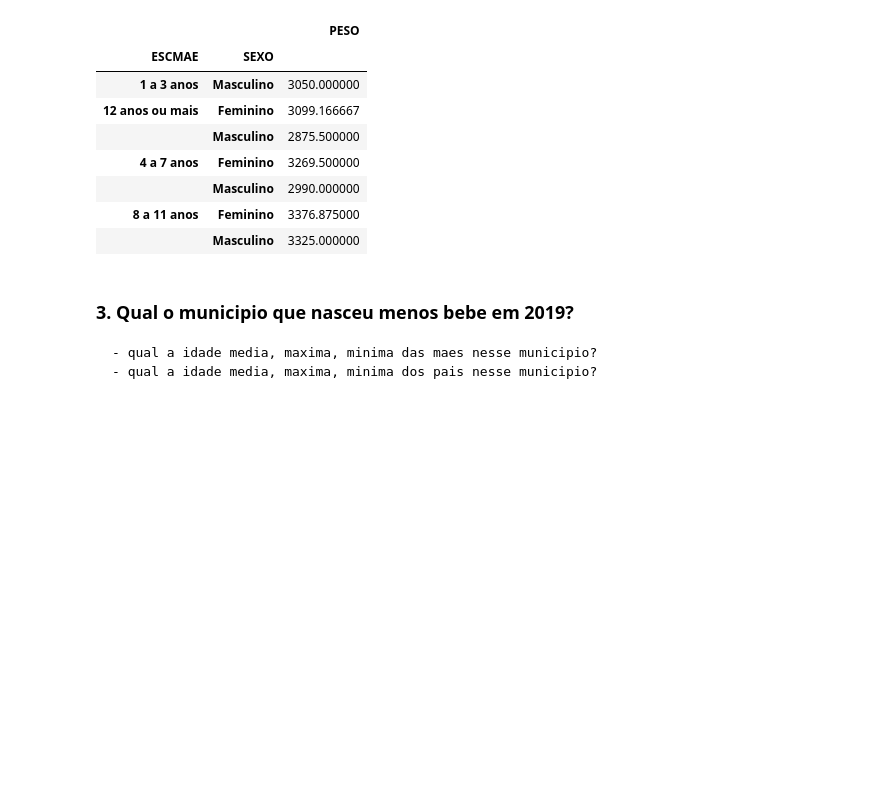
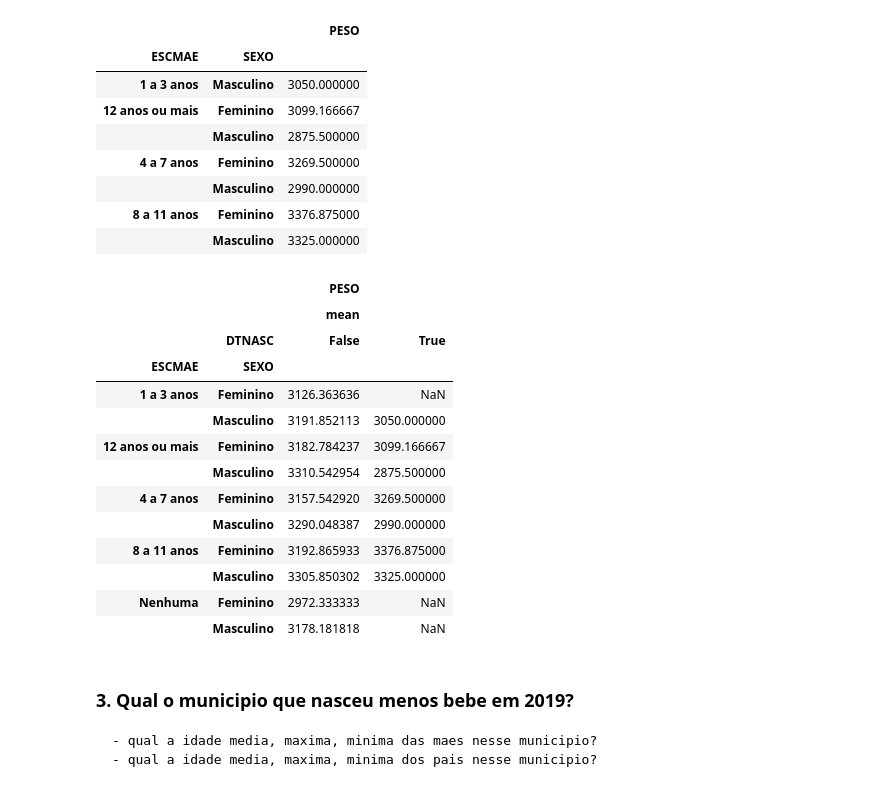
Before and after one commit to RobertoAntoniassi/Modulo-9---Tarefa-01, a Jupyter notebook: Mod9Tarefa1.ipynb, the cells around one changed output. Saved outputs shown, nothing was run; the diff lists cells and outputs as text; code cells hidden in the pictures; blank space fills up the shorter version.

```diff
--- a/Mod9Tarefa1.ipynb
+++ b/Mod9Tarefa1.ipynb
@@ -75,6 +78,26 @@ sinasc_0507
 |  | Masculino | 2990.000000 |
 | 8 a 11 anos | Feminino | 3376.875000 |
 |  | Masculino | 3325.000000 |
+# %%
+sinasc_data.pivot_table(values = ['PESO'],
+                     index = ['ESCMAE', 'SEXO'],
+                     columns = sinasc_data['DTNASC']=='2019-07-05',
+                     aggfunc ={'PESO':['mean']})
+# %% [output]
+|  |  | PESO |  |
+|  |  | mean |  |
+|  | DTNASC | False | True |
+| ESCMAE | SEXO |  |  |
+| 1 a 3 anos | Feminino | 3126.363636 | NaN |
+|  | Masculino | 3191.852113 | 3050.000000 |
+| 12 anos ou mais | Feminino | 3182.784237 | 3099.166667 |
+|  | Masculino | 3310.542954 | 2875.500000 |
+| 4 a 7 anos | Feminino | 3157.542920 | 3269.500000 |
+|  | Masculino | 3290.048387 | 2990.000000 |
+| 8 a 11 anos | Feminino | 3192.865933 | 3376.875000 |
+|  | Masculino | 3305.850302 | 3325.000000 |
+| Nenhuma | Feminino | 2972.333333 | NaN |
+|  | Masculino | 3178.181818 | NaN |
 # %% [markdown]
 ### 3. Qual o municipio que nasceu menos bebe em 2019?
     - qual a idade media, maxima, minima das maes nesse municipio?
```
Also changed, not shown: parts of 13 cells of this notebook.
